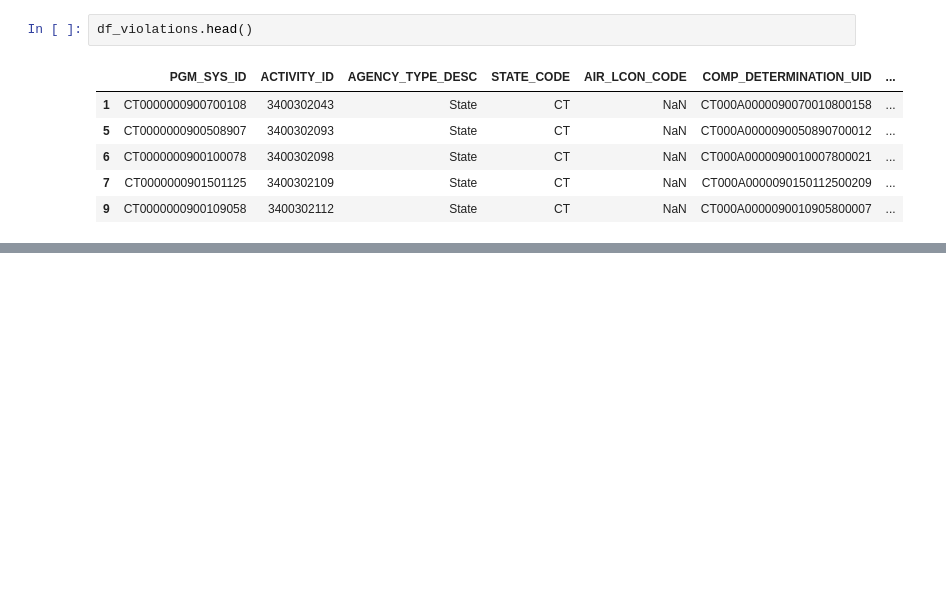
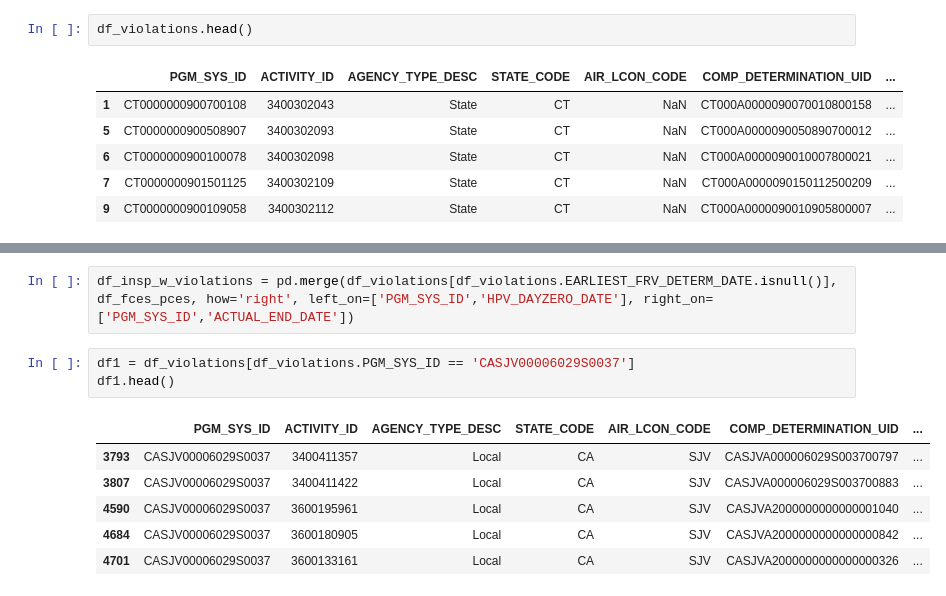
Before and after one commit to Aycrazy/ML_Project, a Jupyter notebook: ICIS_explore_2.ipynb, the cells around one changed output, grey strips where cells are left out. Saved outputs shown, nothing was run; the diff lists cells and outputs as text; blank space fills up the shorter version.

```diff
--- a/ICIS_explore_2.ipynb
+++ b/ICIS_explore_2.ipynb
@@ -372,0 +442,12 @@ df_violations.head()
+# %%
+df_insp_w_violations = pd.merge(df_violations[df_violations.EARLIEST_FRV_DETERM_DATE.isnull()], df_fces_pces, how='right', left_on=['PGM_SYS_ID','HPV_DAYZERO_DATE'], right_on=['PGM_SYS_ID','ACTUAL_END_DATE'])
+# %%
+df1 = df_violations[df_violations.PGM_SYS_ID == 'CASJV00006029S0037']
+df1.head()
+# %% [output]
+|  | PGM_SYS_ID | ACTIVITY_ID | AGENCY_TYPE_DESC | STATE_CODE | AIR_LCON_CODE | COMP_DETERMINATION_UID | ... |
+| 3793 | CASJV00006029S0037 | 3400411357 | Local | CA | SJV | CASJVA000006029S003700797 | ... |
+| 3807 | CASJV00006029S0037 | 3400411422 | Local | CA | SJV | CASJVA000006029S003700883 | ... |
+| 4590 | CASJV00006029S0037 | 3600195961 | Local | CA | SJV | CASJVA2000000000000001040 | ... |
+| 4684 | CASJV00006029S0037 | 3600180905 | Local | CA | SJV | CASJVA2000000000000000842 | ... |
+| 4701 | CASJV00006029S0037 | 3600133161 | Local | CA | SJV | CASJVA2000000000000000326 | ... |
```
Also changed, not shown: parts of 17 cells of this notebook.
